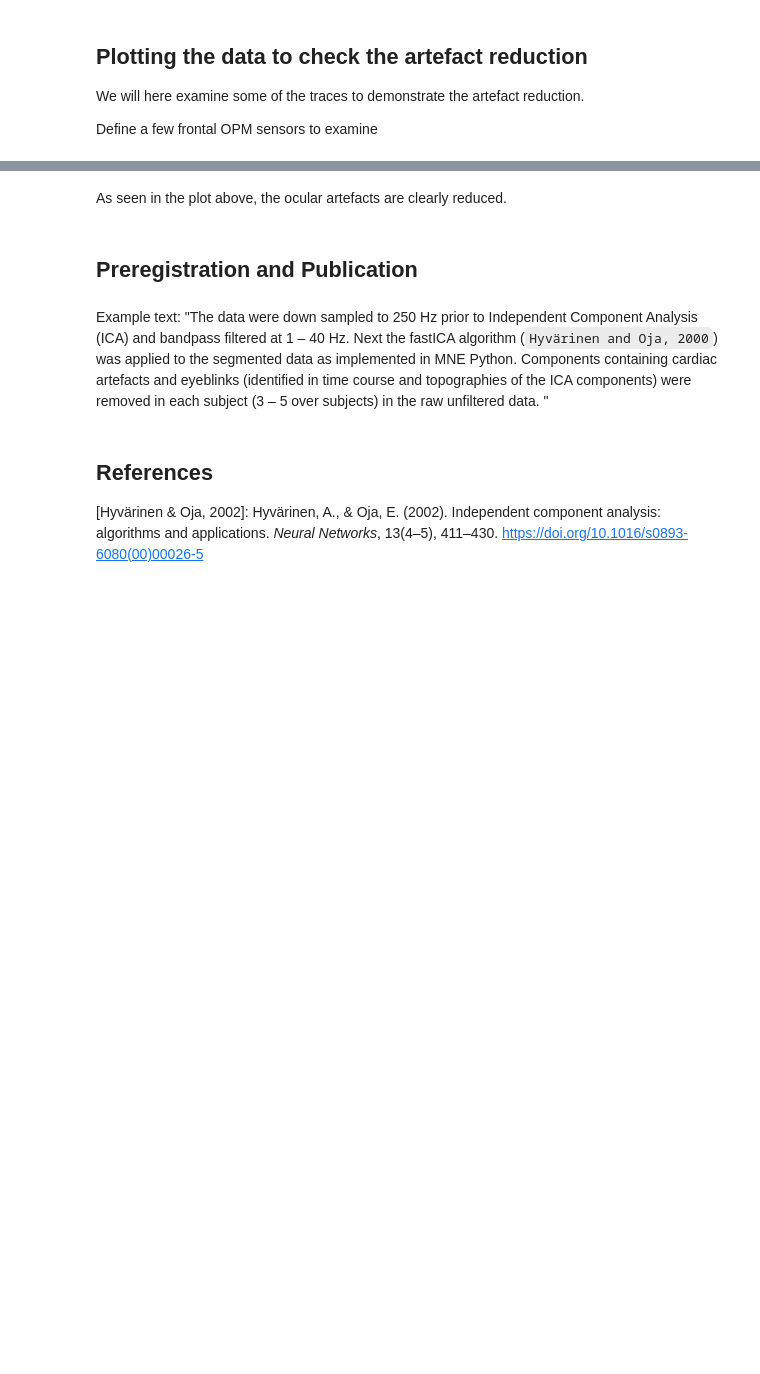
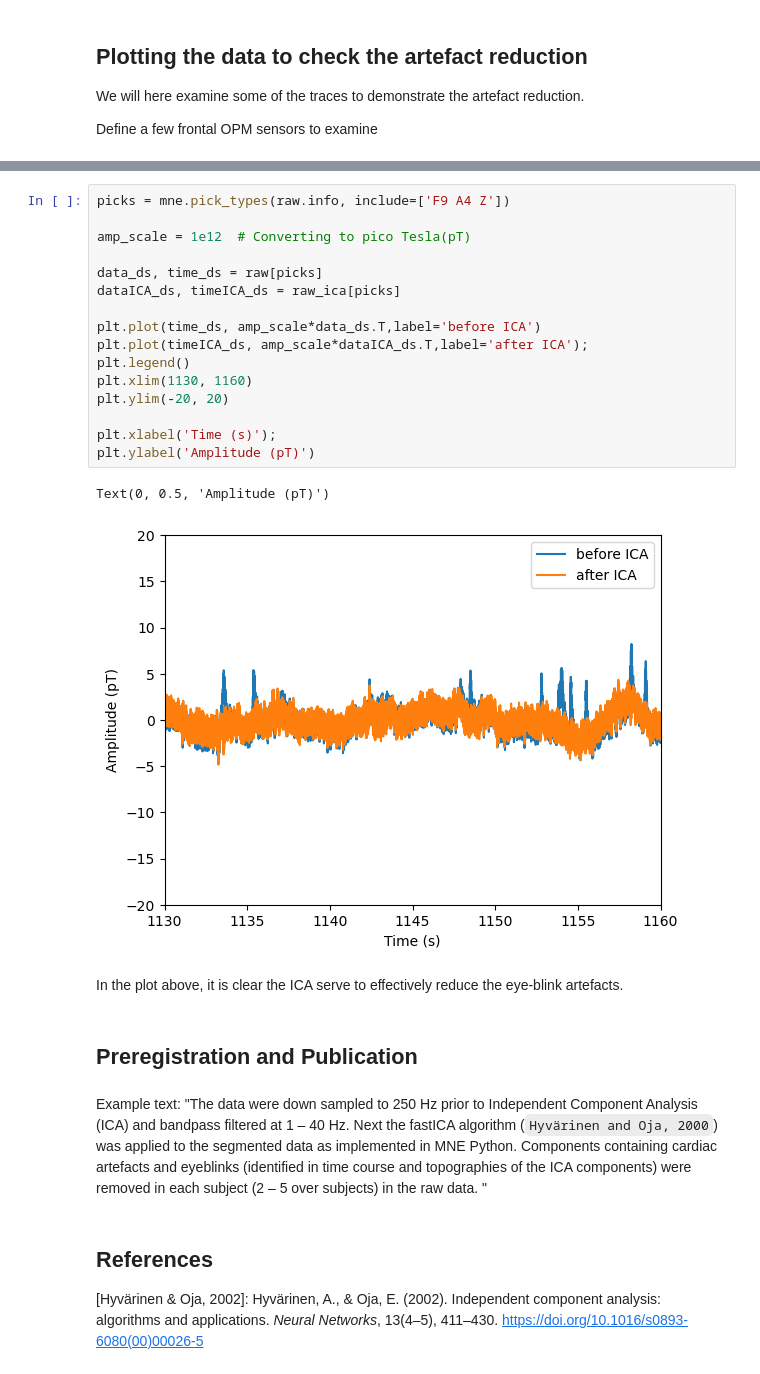
Before and after one commit to laurabpaulsen/Cerca, a Jupyter notebook: 5. ICA.ipynb, the cells around one changed output, grey strips where cells are left out. Drawn from its saved outputs; the diff is of its cells as text; blank space fills up the shorter version.

```diff
--- a/5. ICA.ipynb
+++ b/5. ICA.ipynb
@@ -255,10 +244,29 @@ none
-# %% [markdown]
-As seen in the plot above, the ocular artefacts are clearly reduced.
+# %%
+picks = mne.pick_types(raw.info, include=['F9 A4 Z'])
+
+amp_scale = 1e12  # Converting to pico Tesla(pT)
+
+data_ds, time_ds = raw[picks]
+dataICA_ds, timeICA_ds = raw_ica[picks]
+
+plt.plot(time_ds, amp_scale*data_ds.T,label='before ICA')
+plt.plot(timeICA_ds, amp_scale*dataICA_ds.T,label='after ICA');
+plt.legend()
+plt.xlim(1130, 1160)
+plt.ylim(-20, 20)
+
+plt.xlabel('Time (s)');
+plt.ylabel('Amplitude (pT)')
+# %% [output]
+Text(0, 0.5, 'Amplitude (pT)')
+[figure, added]
+# %% [markdown]
+In the plot above, it is clear the ICA serve to effectively reduce the eye-blink artefacts.
 # %% [markdown]
 ## Preregistration and Publication
 # %% [markdown]
 Example text:
-"The data were down sampled to 250 Hz prior to Independent Component Analysis (ICA) and bandpass filtered at 1 – 40 Hz. Next the fastICA algorithm (`Hyvärinen and Oja, 2000`) was applied to the segmented data as implemented in MNE Python. Components containing cardiac artefacts and eyeblinks (identified in time course and topographies of the ICA components) were removed in each subject (3 – 5 over subjects) in the raw unfiltered data. "
+"The data were down sampled to 250 Hz prior to Independent Component Analysis (ICA) and bandpass filtered at 1 – 40 Hz. Next the fastICA algorithm (`Hyvärinen and Oja, 2000`) was applied to the segmented data as implemented in MNE Python. Components containing cardiac artefacts and eyeblinks (identified in time course and topographies of the ICA components) were removed in each subject (2 – 5 over subjects) in the raw  data. "
 # %% [markdown]
 
 ## References
```
Also changed, not shown: parts of 27 cells of this notebook.
